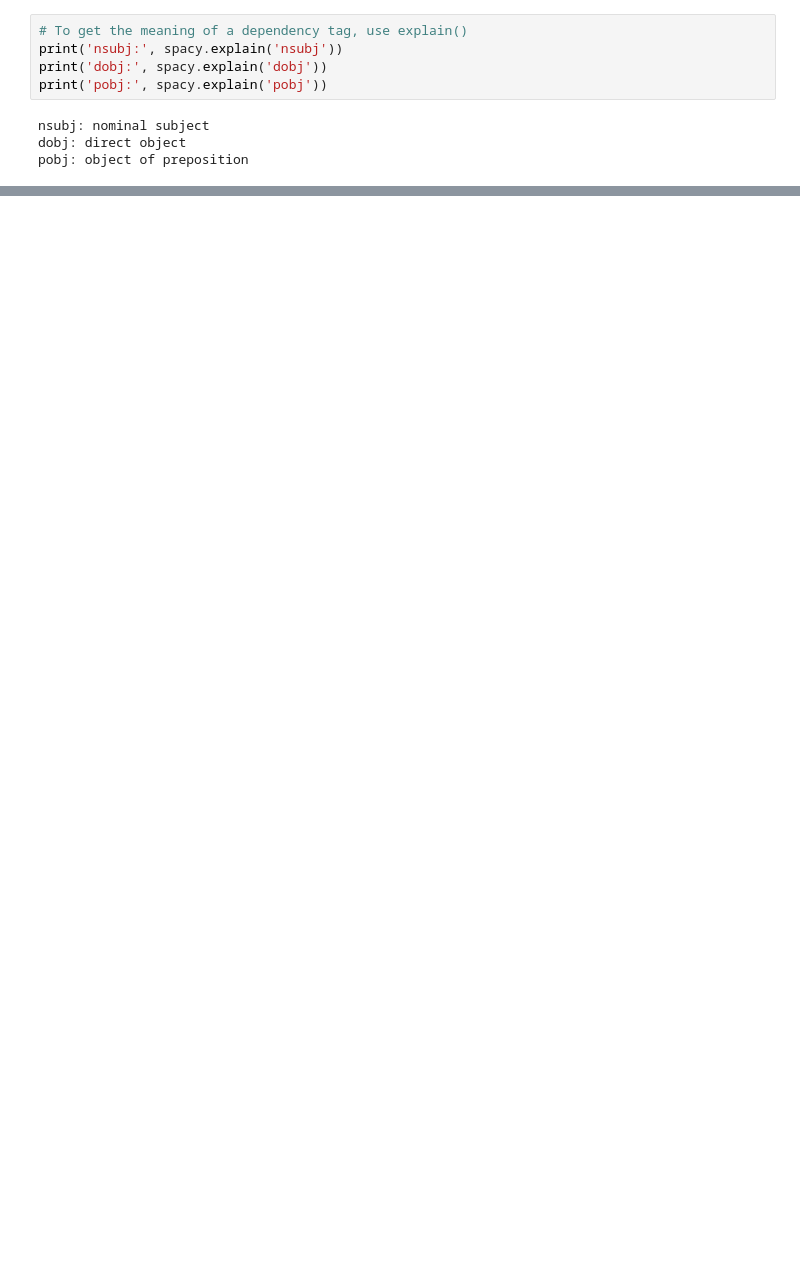
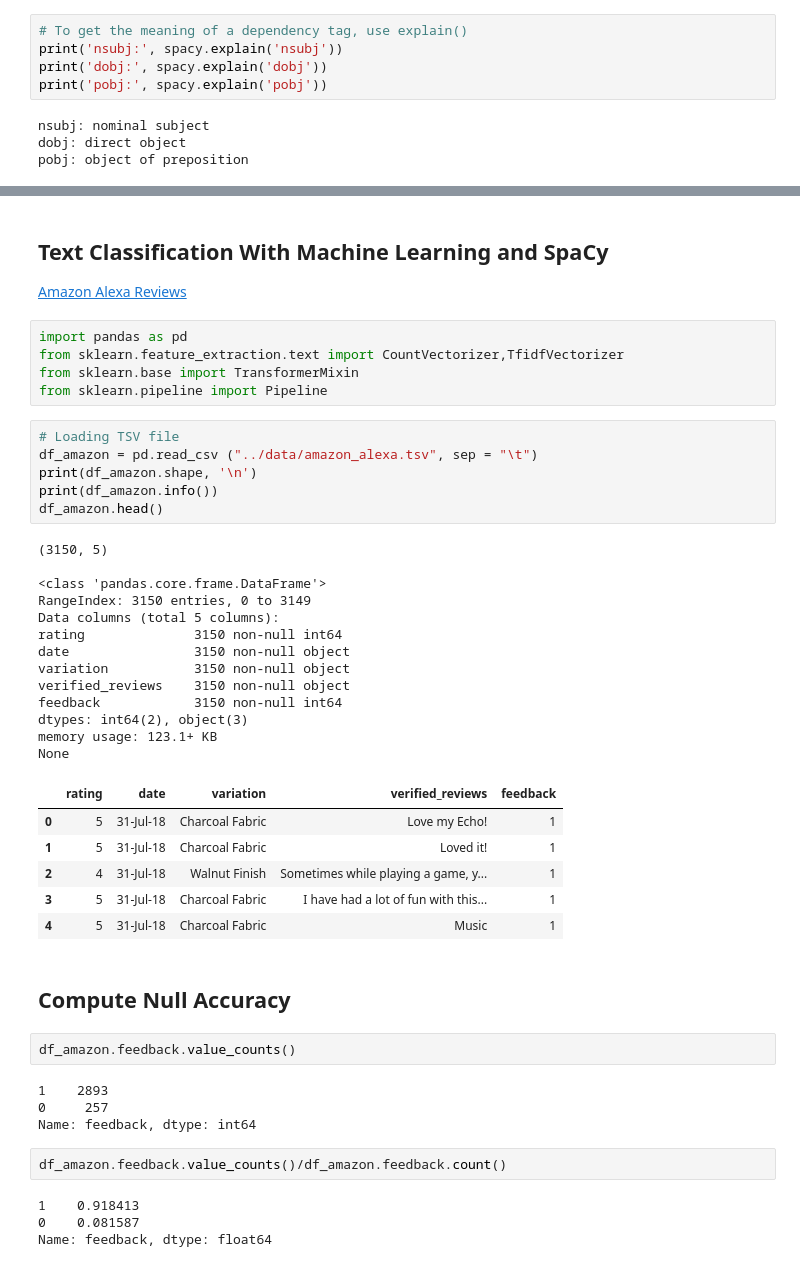
Before and after one commit to lawrence-lachman/ML-Unsupervised-NLP, a Jupyter notebook: 03_spacy_test.ipynb, the cells around one changed output, grey strips where cells are left out. Saved outputs shown, nothing was run; the diff lists cells and outputs as text; blank space fills up the shorter version.

```diff
--- a/03_spacy_test.ipynb
+++ b/03_spacy_test.ipynb
@@ -121,0 +233,49 @@ pobj: object of preposition
+# %% [markdown]
+## Text Classification With Machine Learning and SpaCy
+
+[Amazon Alexa Reviews](https://www.kaggle.com/sid321axn/amazon-alexa-reviews/home)
+# %%
+import pandas as pd
+from sklearn.feature_extraction.text import CountVectorizer,TfidfVectorizer
+from sklearn.base import TransformerMixin
+from sklearn.pipeline import Pipeline
+# %%
+# Loading TSV file
+df_amazon = pd.read_csv ("../data/amazon_alexa.tsv", sep = "\t")
+print(df_amazon.shape, '\n')
+print(df_amazon.info())
+df_amazon.head()
+# %% [output]
+(3150, 5)
+
+<class 'pandas.core.frame.DataFrame'>
+RangeIndex: 3150 entries, 0 to 3149
+Data columns (total 5 columns):
+rating              3150 non-null int64
+date                3150 non-null object
+variation           3150 non-null object
+verified_reviews    3150 non-null object
+feedback            3150 non-null int64
+dtypes: int64(2), object(3)
+memory usage: 123.1+ KB
+None
+|  | rating | date | variation | verified_reviews | feedback |
+| 0 | 5 | 31-Jul-18 | Charcoal Fabric | Love my Echo! | 1 |
+| 1 | 5 | 31-Jul-18 | Charcoal Fabric | Loved it! | 1 |
+| 2 | 4 | 31-Jul-18 | Walnut Finish | Sometimes while playing a game, y... | 1 |
+| 3 | 5 | 31-Jul-18 | Charcoal Fabric | I have had a lot of fun with this... | 1 |
+| 4 | 5 | 31-Jul-18 | Charcoal Fabric | Music | 1 |
+# %% [markdown]
+## Compute Null Accuracy
+# %%
+df_amazon.feedback.value_counts()
+# %% [output]
+1    2893
+0     257
+Name: feedback, dtype: int64
+# %%
+df_amazon.feedback.value_counts()/df_amazon.feedback.count()
+# %% [output]
+1    0.918413
+0    0.081587
+Name: feedback, dtype: float64
```
Also changed, not shown: parts of 40 cells of this notebook, 2 other files.
